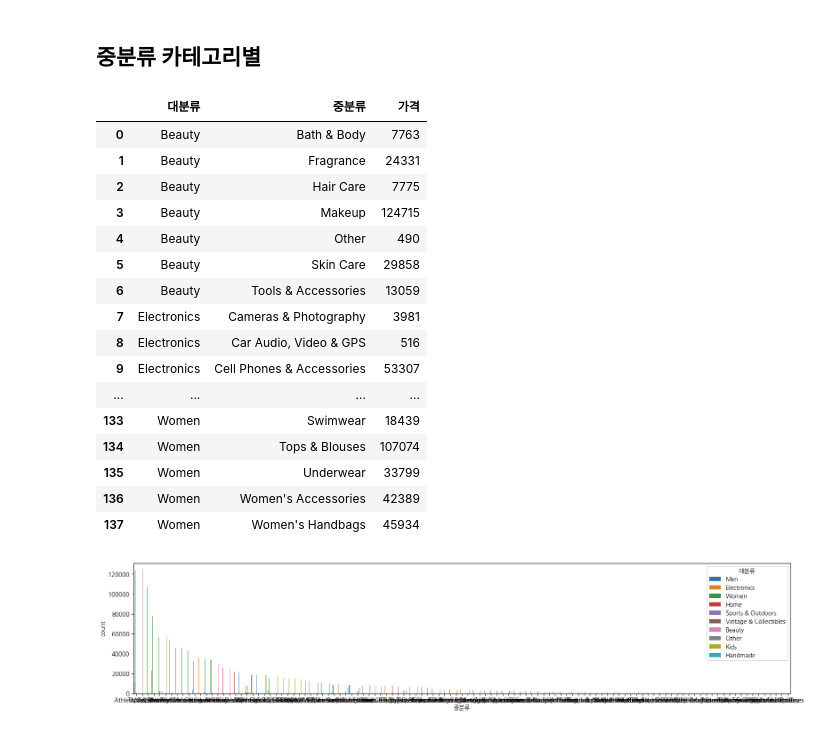
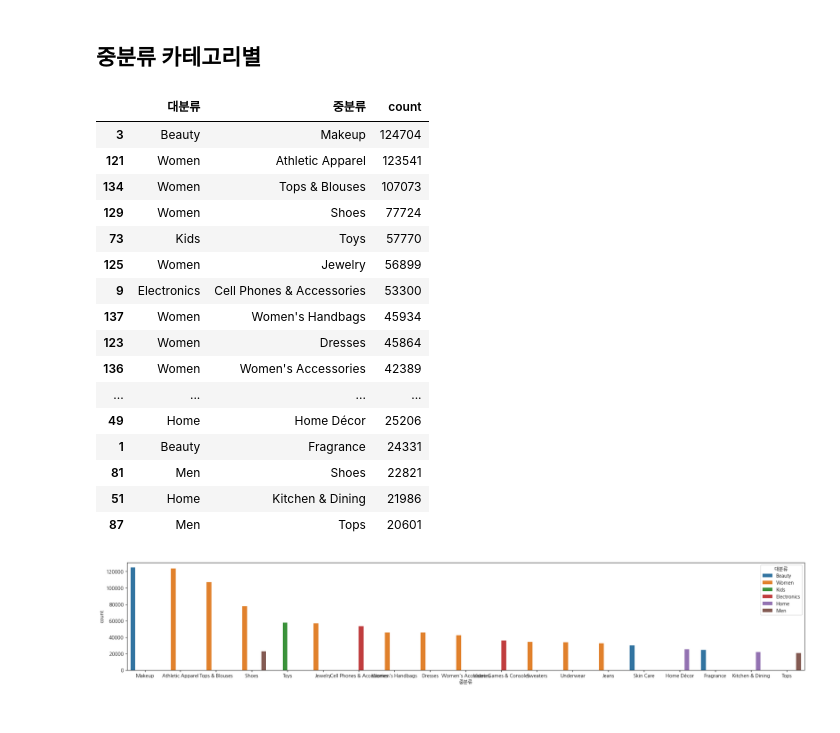
Before and after one commit to S-HNJN/first-repository, a Jupyter notebook: Mercari.ipynb, the cells around one changed output. Saved outputs shown, nothing was run; the diff lists cells and outputs as text; code cells hidden in the pictures.

```diff
--- a/Mercari.ipynb
+++ b/Mercari.ipynb
@@ -353,0 +351,3 @@ mercari_df['desc_rm'] = mercari_df['item_description'].str.contains('[rm]', rege
+# %%
+mercari_df['desc_digit'] = mercari_df['item_description'].str.contains(r'/d', regex=True)
+mercari_df['desc_digit_count'] = mercari_df['item_description'].str.count(r"\d")
@@ -353,0 +356,8 @@ mercari_df['desc_rm'] = mercari_df['item_description'].str.contains('[rm]', rege
+# %%
+def clean_text(text):
+    text = re.sub(r'[^a-zA-Z0-9\s]', '', text)
+    return text.lower().strip()
+
+mercari_df['clean_name'] = mercari_df['name'].apply(clean_text)
+mercari_df['clean_desc'] = mercari_df['item_description'].apply(clean_text)
+mercari_df['full_text'] = mercari_df['clean_name'] + " " + mercari_df['clean_desc']
@@ -403,3 +639,8 @@ mercari_df[mercari_df['name'].isin(duplicated_name)].sort_values('name')[['name'
 # %%
-mercari_df=mercari_df[['price', 'name', 'item_condition_id', 'brand_name', 'shipping','item_description', 'no_cate', 'no_brand', 'contains_special','contains_number', 'desc_rm', 'cate1', 'cate2', 'cate3', 'cate4','cate5', 'category_count', 'no_desc', 'desc_len', 'desc_space']]
-mercari_df.columns=['가격','이름','제품 상태','브랜드','배송 판매자 부담','제품 설명','카테고리 결측','브랜드 결측','이름 특수기호','이름 숫자','이름 가격','대분류','중분류','소분류','소소분류','소소소분류','카테고리 수','설명 결측','설명 글자 수','설명 어절 수']
+mercari_df=mercari_df[['price','name', 'item_condition_id', 'brand_name', 'shipping',
+       'item_description', 'no_cate', 'no_brand', 'no_desc', 'name_special',
+       'name_special_count', 'name_digit', 'name_digit_count', 'contains_rm',
+       'cate1', 'cate2', 'cate3', 'cate4', 'cate5', 'category_count',
+       'desc_len', 'desc_space', 'desc_rm', 'desc_special',
+       'desc_special_count', 'desc_digit', 'desc_digit_count']]
+mercari_df.columns=['가격','이름','제품 상태','브랜드','배송 판매자 부담','제품 설명','카테고리 결측','브랜드 결측','설명 결측','이름 특수기호','이름 특수기호 개수','이름 숫자','이름 숫자 개수','이름 가격','대분류','중분류','소분류','소소분류','소소소분류','카테고리 수','설명 글자 수','설명 어절 수','설명 가격','설명 특수기호','설명 특수기호 개수','설명 숫자','설명 숫자 개수']
@@ -498,31 +759,32 @@ corr_df.iloc[:,0:12]
 ## 중분류 카테고리별
 # %%
 pd.set_option('display.max_rows',138)
-mercari_df.groupby(['대분류','중분류'])['가격'].count().reset_index()
+a=mercari_df.groupby(['대분류','중분류'])['가격'].count().reset_index(name='count').sort_values('count',ascending=False).head(20)
+a
 # %% [output]
-|  | 대분류 | 중분류 | 가격 |
-| 0 | Beauty | Bath & Body | 7763 |
+|  | 대분류 | 중분류 | count |
+| 3 | Beauty | Makeup | 124704 |
+| 121 | Women | Athletic Apparel | 123541 |
+| 134 | Women | Tops & Blouses | 107073 |
+| 129 | Women | Shoes | 77724 |
+| 73 | Kids | Toys | 57770 |
+| 125 | Women | Jewelry | 56899 |
+| 9 | Electronics | Cell Phones & Accessories | 53300 |
+| 137 | Women | Women's Handbags | 45934 |
+| 123 | Women | Dresses | 45864 |
+| 136 | Women | Women's Accessories | 42389 |
+| ... | ... | ... | ... |
+| 49 | Home | Home Décor | 25206 |
 | 1 | Beauty | Fragrance | 24331 |
-| 2 | Beauty | Hair Care | 7775 |
-| 3 | Beauty | Makeup | 124715 |
-| 4 | Beauty | Other | 490 |
-| 5 | Beauty | Skin Care | 29858 |
-| 6 | Beauty | Tools & Accessories | 13059 |
-| 7 | Electronics | Cameras & Photography | 3981 |
-| 8 | Electronics | Car Audio, Video & GPS | 516 |
-| 9 | Electronics | Cell Phones & Accessories | 53307 |
-| ... | ... | ... | ... |
-| 133 | Women | Swimwear | 18439 |
-| 134 | Women | Tops & Blouses | 107074 |
-| 135 | Women | Underwear | 33799 |
-| 136 | Women | Women's Accessories | 42389 |
-| 137 | Women | Women's Handbags | 45934 |
+| 81 | Men | Shoes | 22821 |
+| 51 | Home | Kitchen & Dining | 21986 |
+| 87 | Men | Tops | 20601 |
 # %%
-plt.figure(figsize=(20,4))
-sns.countplot(mercari_df, x='중분류', hue='대분류',order=mercari_df['중분류'].value_counts().index)
+plt.figure(figsize=(25,4))
+sns.barplot(a, x='중분류',y='count', hue='대분류')
 plt.show()
 # %% [output]
-[figure, old version]
+[figure, new version]
 # %%
 corr_dict = {}
 
```
Also changed, not shown: parts of 41 cells of this notebook.
